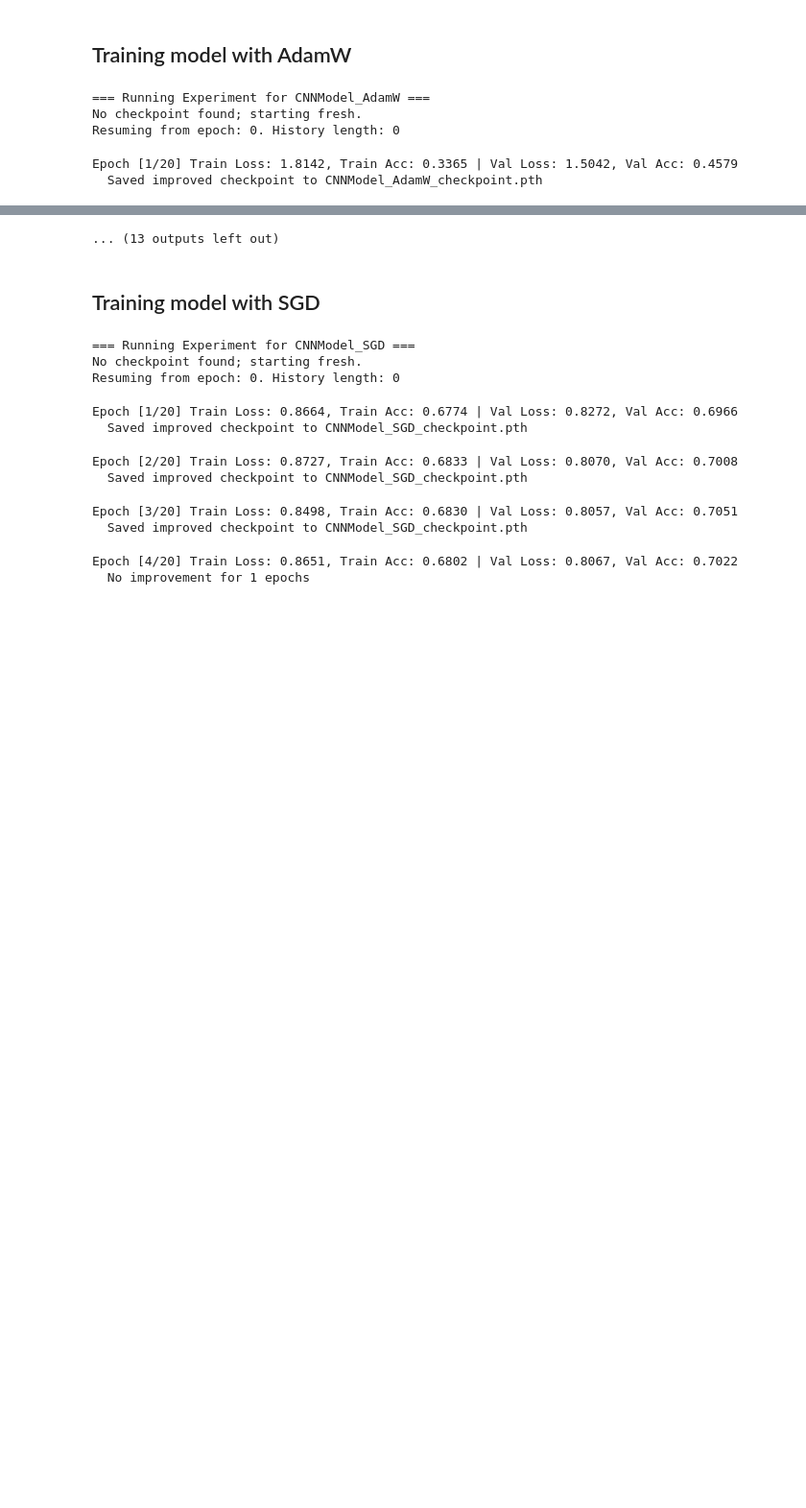
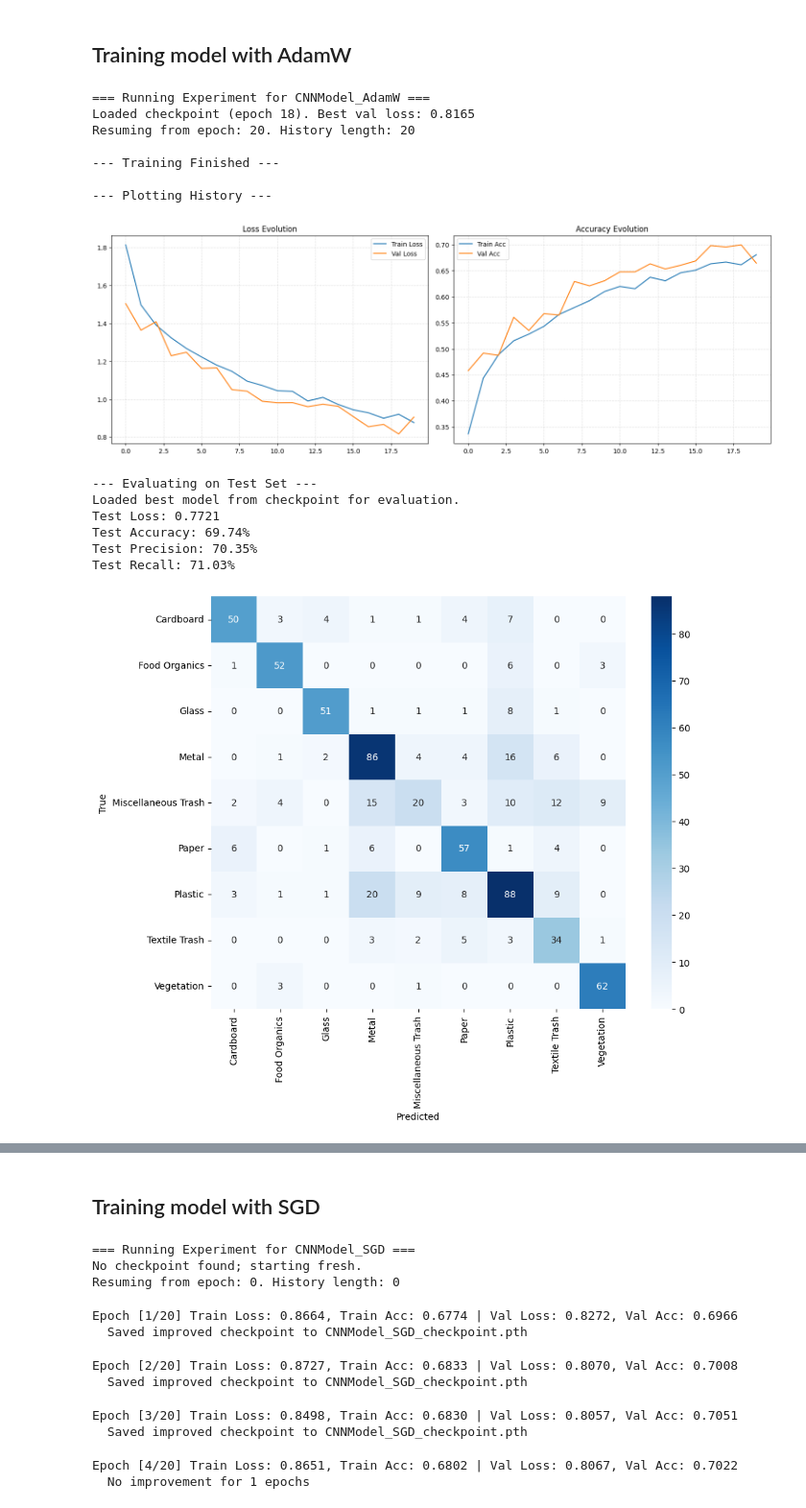
Before and after one commit to codebyrpp/Real-Waste-Classifier, a Jupyter notebook: notebook.ipynb, the cells around one changed output, grey strips where cells are left out. Shown at 96% size. Cells and saved outputs as stored; diff of their text form; code cells hidden in the pictures; blank space fills up the shorter version.

```diff
--- a/notebook.ipynb
+++ b/notebook.ipynb
@@ -476,22 +473,3 @@ def align_history_and_ckpt(history, ckpt_epoch):
-# %%
-checkpoint_path = 'train_with_adamw_checkpoint.pth'   # will save model+opt states here
-history_path = 'train_with_adamw_history.json'
-
-num_epochs = 20                      # total epochs to run (will resume from checkpoint epoch)
-learning_rate = 0.001
-weight_decay =  1e-4
-
-# ---------- Model, criterion, optimizer ----------
-device = torch.device('cuda' if torch.cuda.is_available() else 'cpu')
-model = CNNModel(num_classes=9,
-                 num_pooling_blocks=3).to(device)
-
-criterion = nn.CrossEntropyLoss()
-adam_optimizer = torch.optim.AdamW(
-    model.parameters(),
-    lr=learning_rate,
-    weight_decay=weight_decay,
-)
 # %%
 
 # ---------- Helper: load checkpoint if exists ----------
@@ -568,11 +546,8 @@ def val_step(model, loader, criterion, device):
     return val_loss, val_acc, val_prec, val_rec
 
 # ---------- Training Loop ----------
-def train_model(model, train_loader, val_loader, criterion, optimizer, num_epochs, device, history, checkpoint_path, history_path, start_epoch, best_val_loss):
+def train_model(model, train_loader, val_loader, citerion, optimizer, num_epochs, device, history, checkpoint_path, history_path, start_epoch, best_val_loss):
     epochs_no_improve = 0
-
-    # criteria
-    criterion = nn.CrossEntropyLoss()
 
     for epoch in range(start_epoch, num_epochs):
         # ----- Training -----
@@ -850,34 +818,43 @@ Estimated Total Size (MB): 48.42
 # %%
 model_name = 'CNNModel_AdamW'
 checkpoint_path = f'{model_name}_checkpoint.pth'
 history_path = f'{model_name}_history.json'
 learning_rate = 0.001
 weight_decay = 1e-4
 
 optimizer = torch.optim.AdamW(
     model.parameters(),
     lr=learning_rate,
     weight_decay=weight_decay,
 )
 
 trained_model, training_history = experiment(
     model_name,
     model,
-    criterion,
     optimizer,
     num_epochs,
     checkpoint_path,
     history_path,
     train_loader,
     val_loader,
     test_loader,
     classes,
     num_classes,
     device
 )
 # %% [output]
 === Running Experiment for CNNModel_AdamW ===
-No checkpoint found; starting fresh.
-Resuming from epoch: 0. History length: 0
+Loaded checkpoint (epoch 18). Best val loss: 0.8165
+Resuming from epoch: 20. History length: 20
+
+--- Training Finished ---
+
+--- Plotting History ---
+[figure, added]
-Epoch [1/20] Train Loss: 1.8142, Train Acc: 0.3365 | Val Loss: 1.5042, Val Acc: 0.4579
-  Saved improved checkpoint to CNNModel_AdamW_checkpoint.pth
+--- Evaluating on Test Set ---
+Loaded best model from checkpoint for evaluation.
+Test Loss: 0.7721
+Test Accuracy: 69.74%
+Test Precision: 70.35%
+Test Recall: 71.03%
+[figure, added]
@@ -904,4 +880,3 @@ Epoch [11/20] Train Loss: 1.0445, Train Acc: 0.6196 | Val Loss: 0.9814, Val Acc:
-... (13 outputs left out)
 # %% [markdown]
 ## Training model with SGD
 # %%
```
Also changed, not shown: parts of 10 cells of this notebook.
